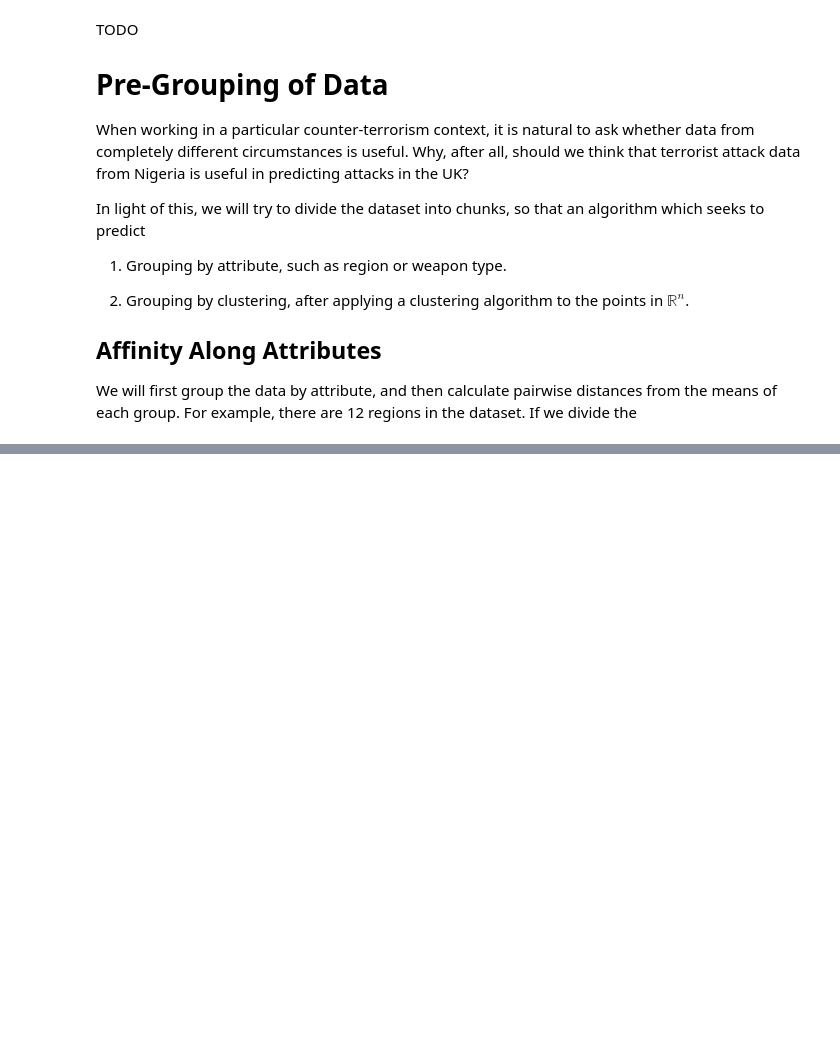
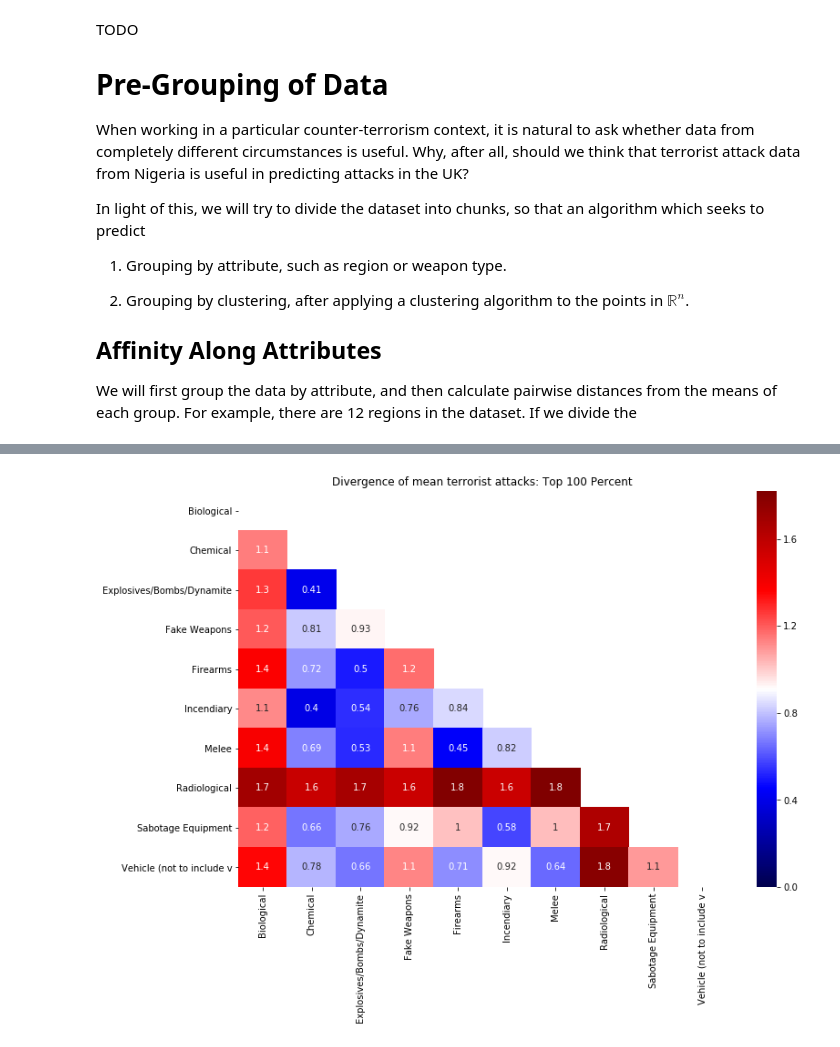
Before and after one commit to jacobakh/ML4CT, a Jupyter notebook: affinity_viz.ipynb, the cells around one changed output, grey strips where cells are left out. Cells and saved outputs as stored; diff of their text form; code cells hidden in the pictures; blank space fills up the shorter version.

```diff
--- a/affinity_viz.ipynb
+++ b/affinity_viz.ipynb
@@ -75,0 +83,4 @@ plot_affinity_heatmap('weaptype1_txt')
+# %%
+plot_affinity_heatmap('weaptype1_txt_', colormap='seismic', percentile_cutoff=1.0)
+# %% [output]
+[figure, added]
```
Also changed, not shown: parts of 8 cells of this notebook, 1 other file.
